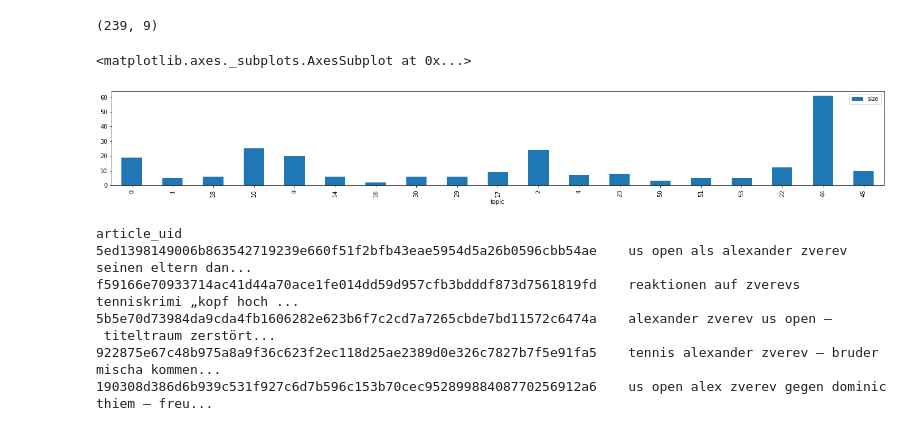
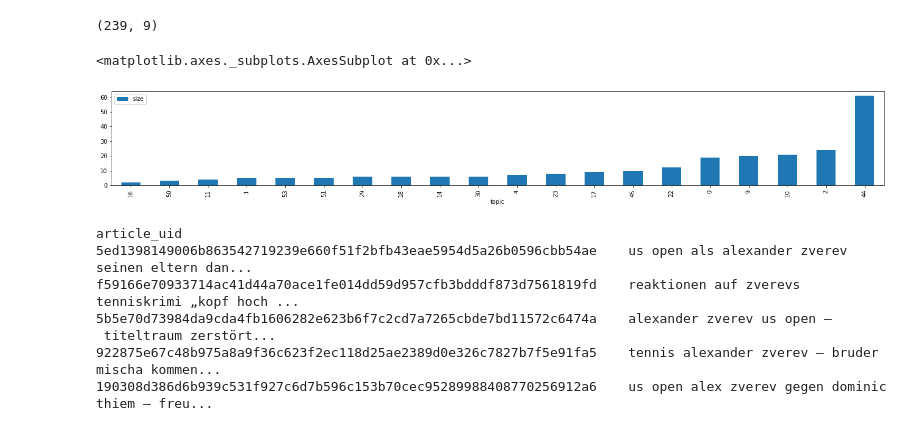
Before and after one commit to spring-media/ci-topic-thunder, a Jupyter notebook: notebooks/MLflow_Bert.ipynb, the cells around one changed output. Drawn from its saved outputs; the diff is of its cells as text; code cells hidden in the pictures.

```diff
--- a/notebooks/MLflow_Bert.ipynb
+++ b/notebooks/MLflow_Bert.ipynb
@@ -57,11 +54,11 @@ X.head(1)
 # %%
 X = utils.load_labeled_data()
 print(X.shape)
-pd.DataFrame(y_summarized_clusters.items(),columns=["topic",'size']).set_index("topic").plot(kind="bar",figsize=(24,3))
+pd.DataFrame(y_summarized_clusters.items(),columns=["topic",'size']).set_index("topic").sort_values("size").plot(kind="bar",figsize=(24,3))
 # %% [output]
 (239, 9)
 <matplotlib.axes._subplots.AxesSubplot at 0x...>
-[figure, old version]
+[figure, new version]
 # %%
 #experiments = client.list_experiments() # returns a list of mlflow.entities.Experiment
 mlflow.set_experiment("eval-bert-german-dbmdz-uncased-sentence-stsb")
```
Also changed, not shown: parts of 8 cells of this notebook, 10 other files.
